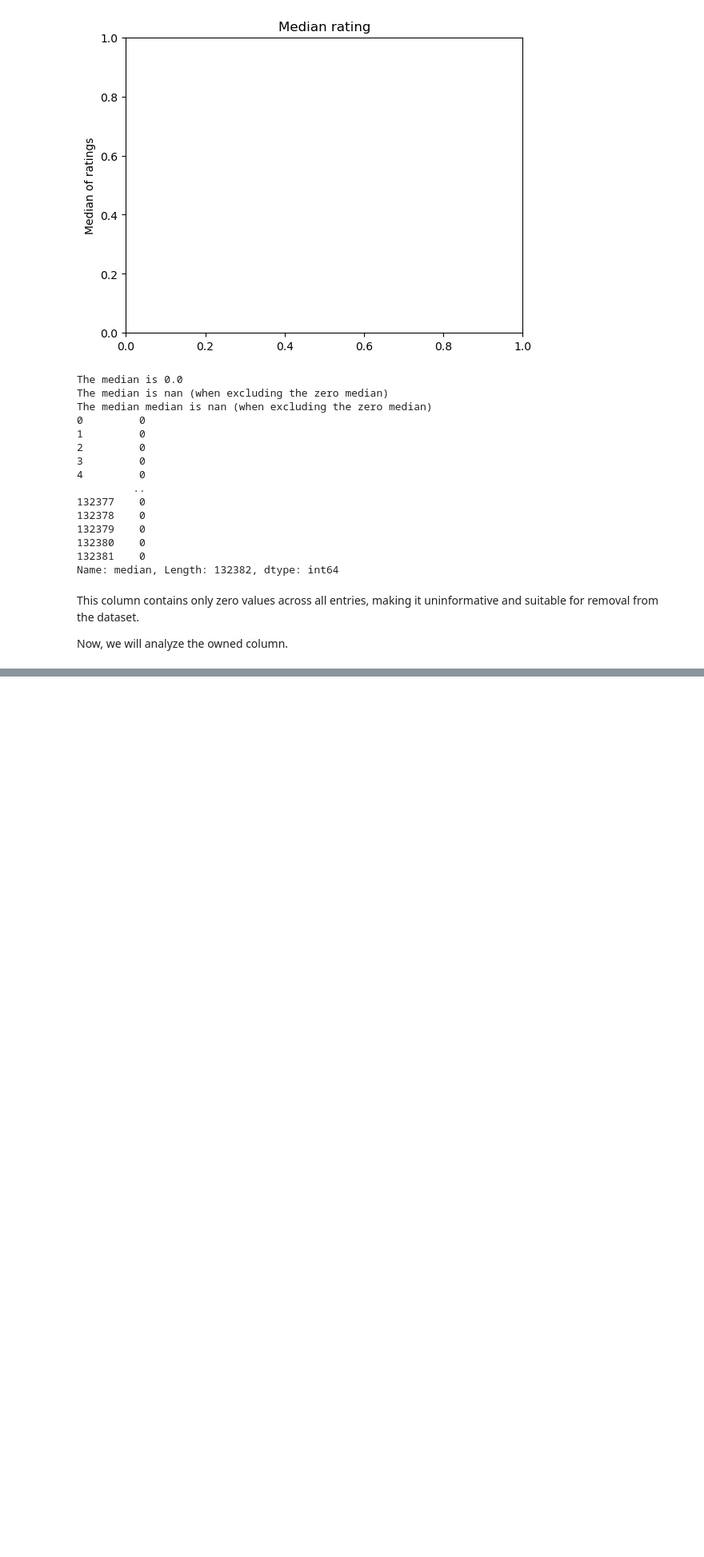
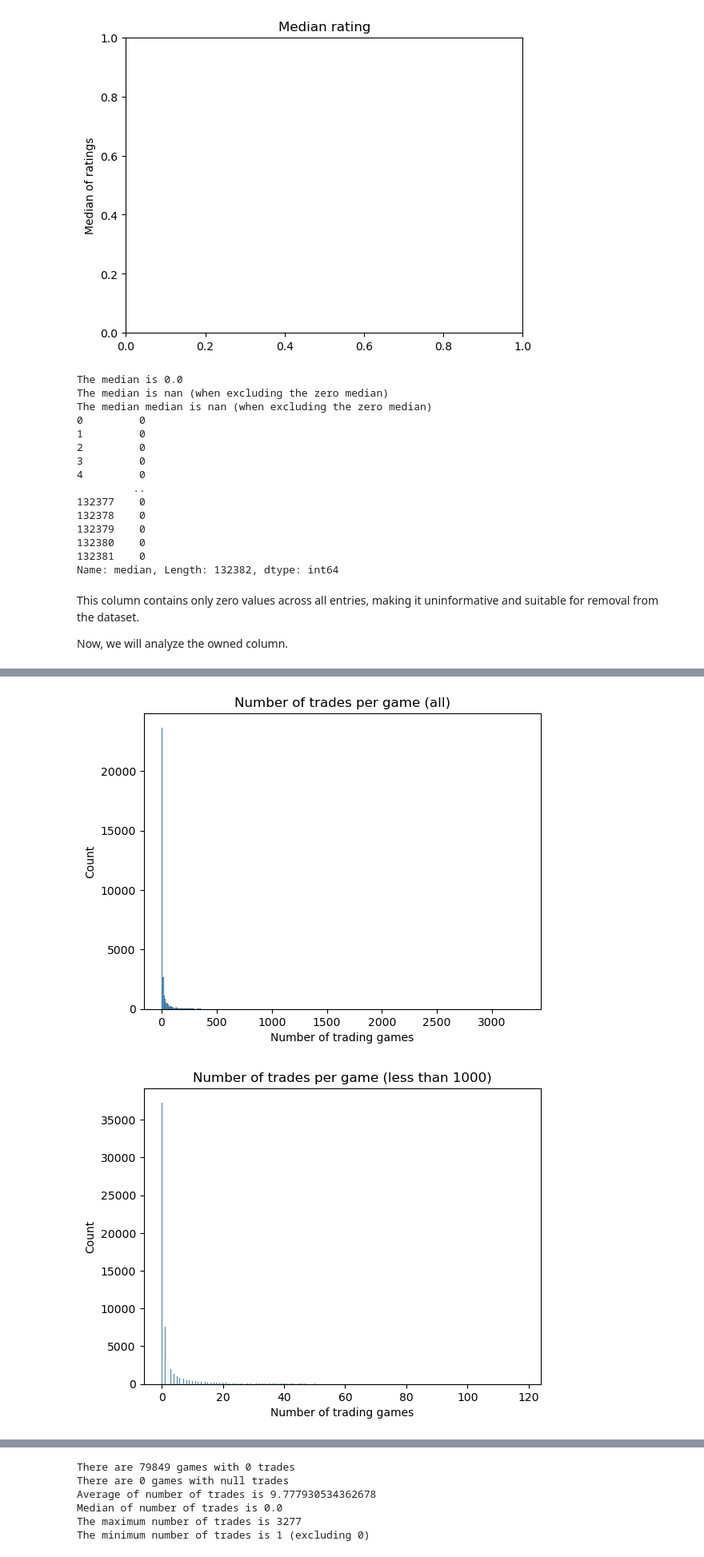
Before and after one commit to LsFaria04/PRI_Board_Games_Search_System, a Jupyter notebook: analysis.ipynb, the cells around one changed output, grey strips where cells are left out. Shown at 80% size. Cells and saved outputs as stored; diff of their text form; code cells hidden in the pictures; blank space fills up the shorter version.

```diff
--- a/analysis.ipynb
+++ b/analysis.ipynb
@@ -644,0 +692,34 @@ Now, we will analyze the owned column.
+# %%
+zero_trading = df[df["trading"] == 0]
+null_trading = df[df["trading"].isna()]
+non_null_trading = df[df["trading"].notna() & df["trading"] != 0]
+
+
+sb.histplot(non_null_trading, x = "trading")
+plt.xlabel("Number of trading games")
+plt.title("Number of trades per game (all)")
+plt.show()
+
+trading_less_1000 = non_null_trading[non_null_trading["trading"] < 1000]
+
+sb.histplot(owned_less_1000, x = "trading")
+plt.xlabel("Number of trading games")
+plt.title("Number of trades per game (less than 1000)")
+plt.show()
+
+trading_less_100 = non_null_trading[non_null_trading["trading"] < 100]
+
+sb.histplot(trading_less_100, x = "trading")
+plt.xlabel("Number of trading games")
+plt.title("Number of trades per game (less than 100)")
+plt.show()
+
+print(f'There are {zero_trading.shape[0]} games with 0 trades')
+print(f'There are {null_trading.shape[0]} games with null trades')
+print(f'Average of number of trades is {df["trading"].mean()}')
+print(f'Median of number of trades is {df["trading"].median()}')
+print(f'The maximum number of trades is {max(non_null_trading["trading"])}')
+print(f'The minimum number of trades is {min(non_null_trading["trading"])} (excluding 0)')
+# %% [output]
+[figure, added]
+[figure, added]
@@ -644,0 +727,6 @@ Now, we will analyze the owned column.
+There are 79849 games with 0 trades
+There are 0 games with null trades
+Average of number of trades is 9.777930534362678
+Median of number of trades is 0.0
+The maximum number of trades is 3277
+The minimum number of trades is 1 (excluding 0)
```
Also changed, not shown: parts of 4 cells of this notebook.
